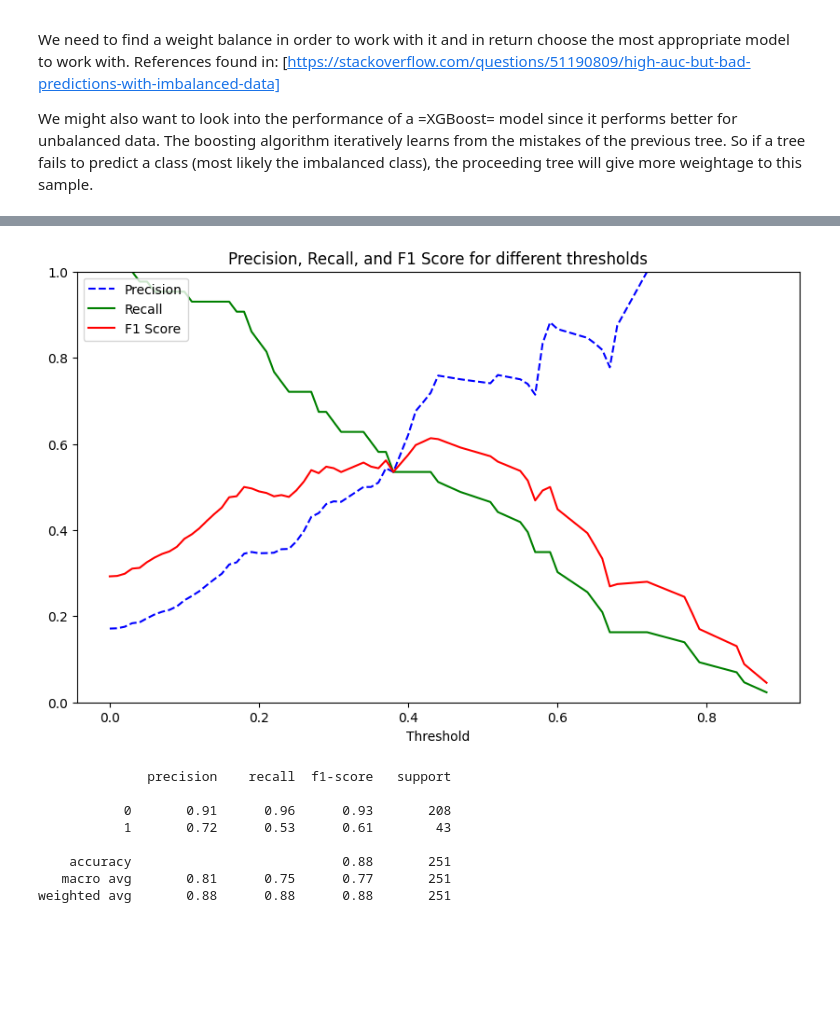
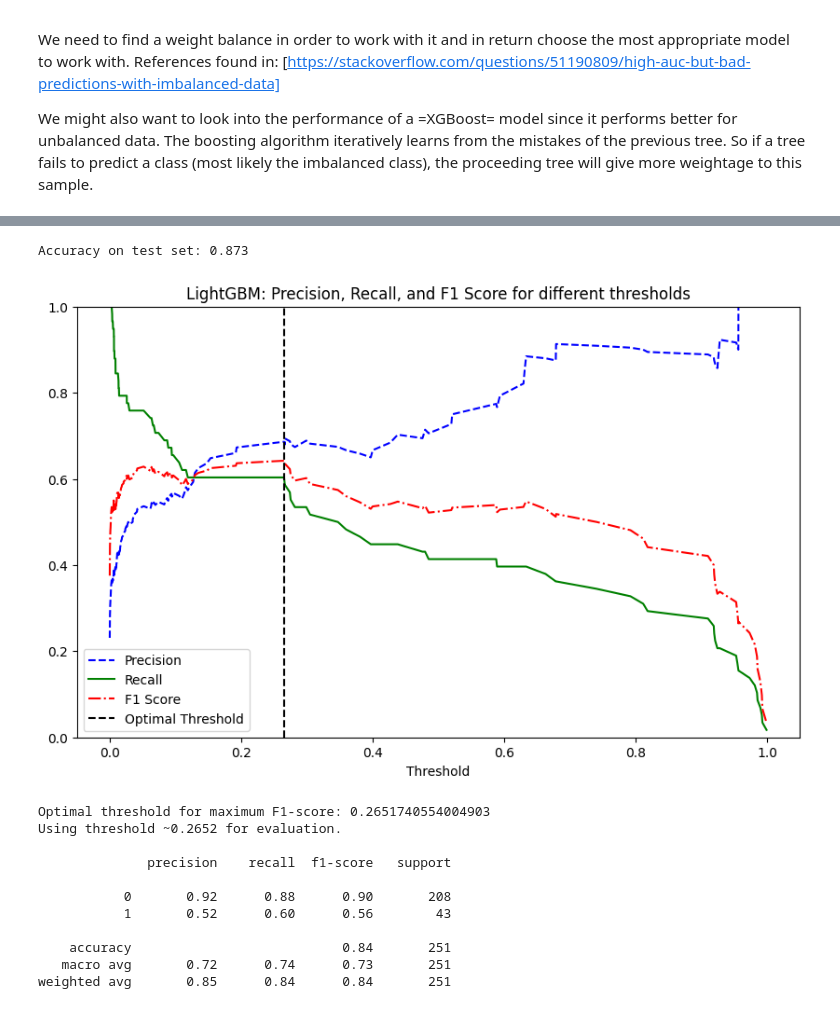
Before and after one commit to meralegre/capstone, a Jupyter notebook: modelling.ipynb, the cells around one changed output, grey strips where cells are left out. Cells and saved outputs as stored; diff of their text form; code cells hidden in the pictures; blank space fills up the shorter version.

Commit message:
fixed problem with metric evaluation

```diff
--- a/modelling.ipynb
+++ b/modelling.ipynb
@@ -110,18 +92,12 @@ X_train, X_val, y_train, y_val = train_test_split(X_train, y_train, test_size=0.
 # Start by modelling a LightGBM and Random Forest model
 # Will do comparison of both and decide based on
 # maybe can try to use LightGBM but using 'random forest' as the boosting_type(?)
-lgb_model = lgb.LGBMClassifier(
-    random_state=42,
-    min_data_in_leaf=30,
-    min_gain_to_split=0.01,
-    max_depth=10,
-    num_leaves=31,
-    n_estimators=100,
-    learning_rate=0.1,
-    verbose=-1
-)
+
+lgb_model = lgb.LGBMClassifier(random_state=42, verbose=-1)
 rf_model = RandomForestClassifier(random_state=42)
+xgb_model = xgb.XGBClassifier(random_state=42)
 
 lgb_model.fit(X_train, y_train)
 rf_model.fit(X_train, y_train)
+xgb_model.fit(X_train, y_train)
 # %% [output]
@@ -224,28 +292,22 @@ Optimal threshold is:  0.43
 # %%
-predictions = (probabilities >= optimal_threshold).astype(int)
+print("Accuracy on test set: {:.3f}".format(lgb_model.score(X_test, y_test)))
 
-plt.figure(figsize=(10, 6))
-plt.plot(thresholds, precision[:-1], 'b--', label='Precision')
-plt.plot(thresholds, recall[:-1], 'g-', label='Recall')
-plt.plot(thresholds, f1_scores[:-1], 'r-', label='F1 Score')
-plt.xlabel('Threshold')
-plt.legend(loc='upper left')
-plt.ylim([0,1])
-plt.title('Precision, Recall, and F1 Score for different thresholds')
-plt.show()
+optimal_threshold_lgb, optimal_report_lgb = pr_threshold(lgb_model, model_name='LightGBM')
+
+print("Optimal threshold for maximum F1-score:", optimal_threshold_lgb)
+print(f"Using threshold ~{optimal_threshold_lgb:.4f} for evaluation.\n")
+print(optimal_report_lgb)
 # %% [output]
+Accuracy on test set: 0.873
-[figure, old version]
+[figure, new version]
+Optimal threshold for maximum F1-score: 0.2651740554004903
+Using threshold ~0.2652 for evaluation.
+
+              precision    recall  f1-score   support
+
+           0       0.92      0.88      0.90       208
+           1       0.52      0.60      0.56        43
+
+    accuracy                           0.84       251
+   macro avg       0.72      0.74      0.73       251
+weighted avg       0.85      0.84      0.84       251
-# %%
-final_predictions = (rf_model.predict_proba(X_test)[:, 1] >= rf_optimal_threshold).astype(int)
-# Generate and print the classification report with the optimal threshold
-optimal_report = classification_report(y_test, final_predictions, zero_division=0)
-print(optimal_report)
-# %% [output]
-              precision    recall  f1-score   support
-
-           0       0.91      0.96      0.93       208
-           1       0.72      0.53      0.61        43
-
-    accuracy                           0.88       251
-   macro avg       0.81      0.75      0.77       251
-weighted avg       0.88      0.88      0.88       251
```
Also changed, not shown: parts of 15 cells of this notebook.
